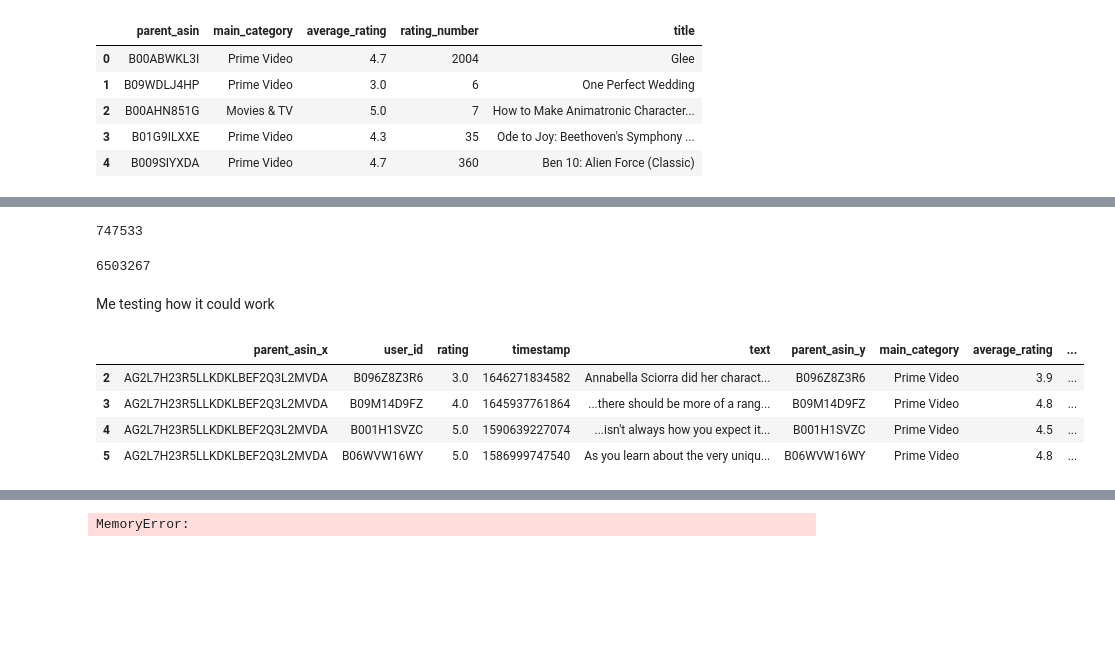
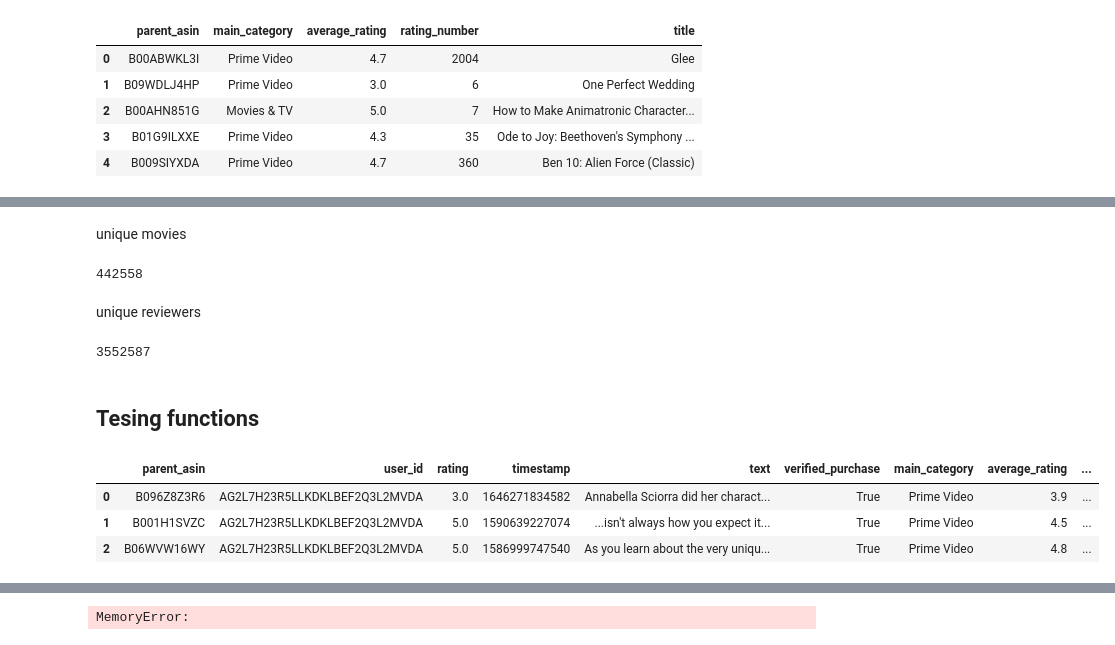
Before and after one commit to s234829/-02467_Project, a Jupyter notebook: Project_testing.ipynb, the cells around one changed output, grey strips where cells are left out. Cells and saved outputs as stored; diff of their text form; code cells hidden in the pictures; blank space fills up the shorter version.

```diff
--- a/Project_testing.ipynb
+++ b/Project_testing.ipynb
@@ -53,0 +67,3 @@ df_review.shape
+# %%
+df_review_cleaned = df_review_cleaned[df_review_cleaned['text'].apply(lambda x: len(str(x).split()) >= 10)]
+df_review_cleaned.shape
@@ -92,0 +117,3 @@ df_product.shape
+# %%
+df_product_cleaned =  df_product[(df_product["main_category"] == "Prime Video") | (df_product["main_category"] == "Movies & TV")]
+df_product_cleaned.shape
@@ -92,0 +124,4 @@ df_product.shape
+# %%
+rating_threshold = 10
+df_product_cleaned = df_product_cleaned[df_product_cleaned["rating_number"] >= rating_threshold]
+df_product_cleaned.shape
@@ -93,4 +132,4 @@ df_product.shape
 # %%
-df_merged = df_review.merge(df_product, left_on='user_id', right_on='parent_asin', how='inner')
+df_merged = df_review_cleaned.merge(df_product_cleaned, on="parent_asin", how='inner')
 df_merged.head()
 # %% [output]
@@ -107,18 +146,21 @@ df_merged.shape
+# %% [markdown]
+unique movies
 # %%
-df_merged["parent_asin_y"].nunique()
+df_merged["parent_asin"].nunique()
 # %% [output]
-747533
+442558
+# %% [markdown]
+unique reviewers
 # %%
-df_merged["parent_asin_x"].nunique()
+df_merged["user_id"].nunique()
 # %% [output]
-6503267
+3552587
-# %% [markdown]
-Me testing how it could work
+# %% [markdown]
+## Tesing functions
 # %%
-df_merged[df_merged["parent_asin_x"] == "AG2L7H23R5LLKDKLBEF2Q3L2MVDA"]
+df_merged[df_merged["user_id"] == "AG2L7H23R5LLKDKLBEF2Q3L2MVDA"]
 # %% [output]
-|  | parent_asin_x | user_id | rating | timestamp | text | parent_asin_y | main_category | average_rating | ... |
-| 2 | AG2L7H23R5LLKDKLBEF2Q3L2MVDA | B096Z8Z3R6 | 3.0 | 1646271834582 | Annabella Sciorra did her charact... | B096Z8Z3R6 | Prime Video | 3.9 | ... |
-| 3 | AG2L7H23R5LLKDKLBEF2Q3L2MVDA | B09M14D9FZ | 4.0 | 1645937761864 | ...there should be more of a rang... | B09M14D9FZ | Prime Video | 4.8 | ... |
-| 4 | AG2L7H23R5LLKDKLBEF2Q3L2MVDA | B001H1SVZC | 5.0 | 1590639227074 | ...isn't always how you expect it... | B001H1SVZC | Prime Video | 4.5 | ... |
-| 5 | AG2L7H23R5LLKDKLBEF2Q3L2MVDA | B06WVW16WY | 5.0 | 1586999747540 | As you learn about the very uniqu... | B06WVW16WY | Prime Video | 4.8 | ... |
+|  | parent_asin | user_id | rating | timestamp | text | verified_purchase | main_category | average_rating | ... |
+| 0 | B096Z8Z3R6 | AG2L7H23R5LLKDKLBEF2Q3L2MVDA | 3.0 | 1646271834582 | Annabella Sciorra did her charact... | True | Prime Video | 3.9 | ... |
+| 1 | B001H1SVZC | AG2L7H23R5LLKDKLBEF2Q3L2MVDA | 5.0 | 1590639227074 | ...isn't always how you expect it... | True | Prime Video | 4.5 | ... |
+| 2 | B06WVW16WY | AG2L7H23R5LLKDKLBEF2Q3L2MVDA | 5.0 | 1586999747540 | As you learn about the very uniqu... | True | Prime Video | 4.8 | ... |
```
Also changed, not shown: parts of 44 cells of this notebook.
